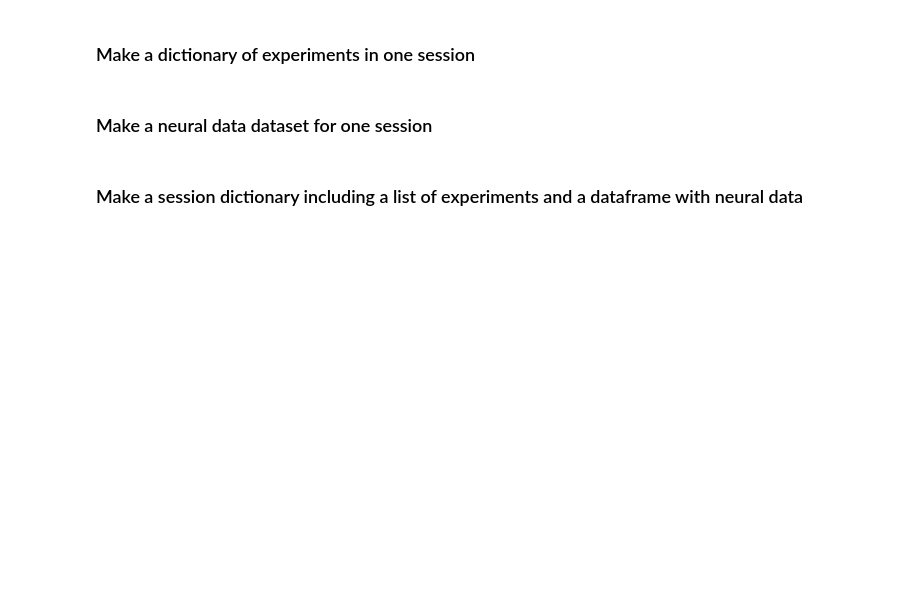
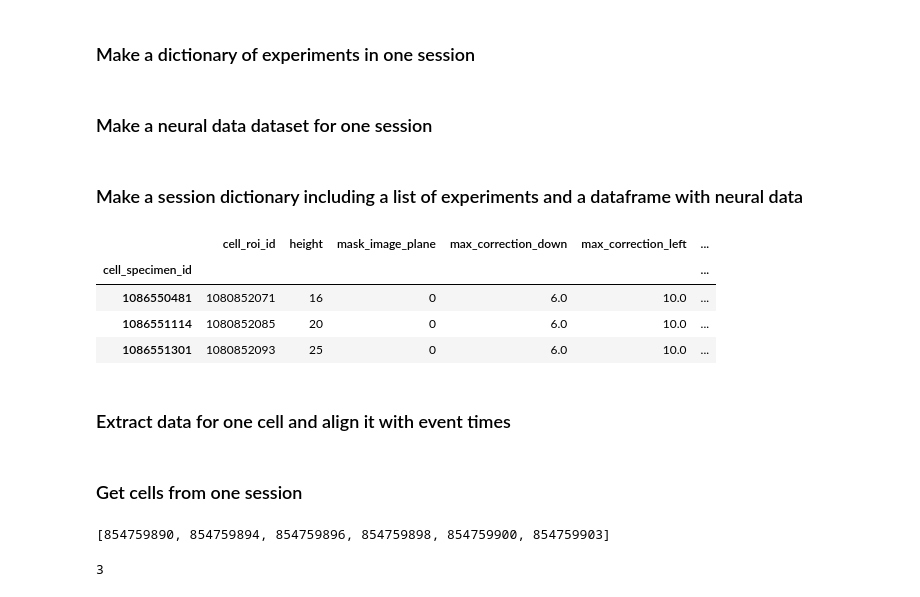
Before and after one commit to odmina/misbehaving_armadillos, a Jupyter notebook: Align_neural_activity_with_stimulus_changes.ipynb, the cells around one changed output. Saved outputs shown, nothing was run; the diff lists cells and outputs as text; code cells hidden in the pictures; blank space fills up the shorter version.

```diff
--- a/Align_neural_activity_with_stimulus_changes.ipynb
+++ b/Align_neural_activity_with_stimulus_changes.ipynb
@@ -84,5 +73,0 @@ ophys_session_id = 854060305
-# %%
-experiments = {}
-ophys_experiment_ids = session_table.loc[ophys_session_id]['ophys_experiment_id']
-for ophys_experiment_id in ophys_experiment_ids:
-    experiments[ophys_experiment_id] = cache.get_behavior_ophys_experiment(ophys_experiment_id)
@@ -251,10 +85,10 @@ def session_experiments(ophys_session_id):
 # %% [markdown]
 ### Make a neural data dataset for one session
 # %%
-def session_load_neural_data(ophys_session_id):
+def session_neural_data(this_session_experiments):
   neural_data = []
-  for ophys_experiment_id in tqdm(experiments.keys()): #tqdm is a package that shows progress bars for items that are iterated over
-    this_experiment = experiments[ophys_experiment_id]
+  for ophys_experiment_id in tqdm(this_session_experiments.keys()): #tqdm is a package that shows progress bars for items that are iterated over
+    this_experiment = this_session_experiments[ophys_experiment_id]
     this_experiment_neural_data = ophys.build_tidy_cell_df(this_experiment)
 
     # add some columns with metadata for the experiment
@@ -268,7 +102,7 @@ def session_load_neural_data(ophys_session_id):
         'mouse_id',
         'sex',
     ]
-      for metadata_key in metadata_keys:
+    for metadata_key in metadata_keys:
         this_experiment_neural_data[metadata_key] = this_experiment.metadata[metadata_key]
 
     # append the data for this experiment to a list
@@ -277,6 +111,6 @@ def session_load_neural_data(ophys_session_id):
   # concatate the list of dataframes into a single dataframe
   neural_data = pd.concat(neural_data)
 
-  return neural data
+  return neural_data
 # %% [markdown]
 ### Make a session dictionary including a list of experiments and a dataframe with neural data
@@ -286,0 +127,10 @@ def session_make_dictionary(ophys_session_id):
+# %%
+session_dictionary[ophys_session_id][0][list(session_dictionary[ophys_session_id][0].keys())[0]].dff_
+# %% [output]
+|  | cell_roi_id | height | mask_image_plane | max_correction_down | max_correction_left | ... |
+| cell_specimen_id |  |  |  |  |  | ... |
+| 1086550481 | 1080852071 | 16 | 0 | 6.0 | 10.0 | ... |
+| 1086551114 | 1080852085 | 20 | 0 | 6.0 | 10.0 | ... |
+| 1086551301 | 1080852093 | 25 | 0 | 6.0 | 10.0 | ... |
+# %% [markdown]
+### Extract data for one cell and align it with event times
@@ -286,0 +185,2 @@ def session_make_dictionary(ophys_session_id):
+# %% [markdown]
+### Get cells from one session
@@ -286,0 +202,9 @@ def session_make_dictionary(ophys_session_id):
+# %%
+ophys_experiment_ids = list(session_dictionary[ophys_session_id][0].keys())
+ophys_experiment_ids
+# %% [output]
+[854759890, 854759894, 854759896, 854759898, 854759900, 854759903]
+# %%
+len(session_dictionary[ophys_session_id][0][854759890].dff_traces.index)
+# %% [output]
+3
```
Also changed, not shown: parts of 25 cells of this notebook.
